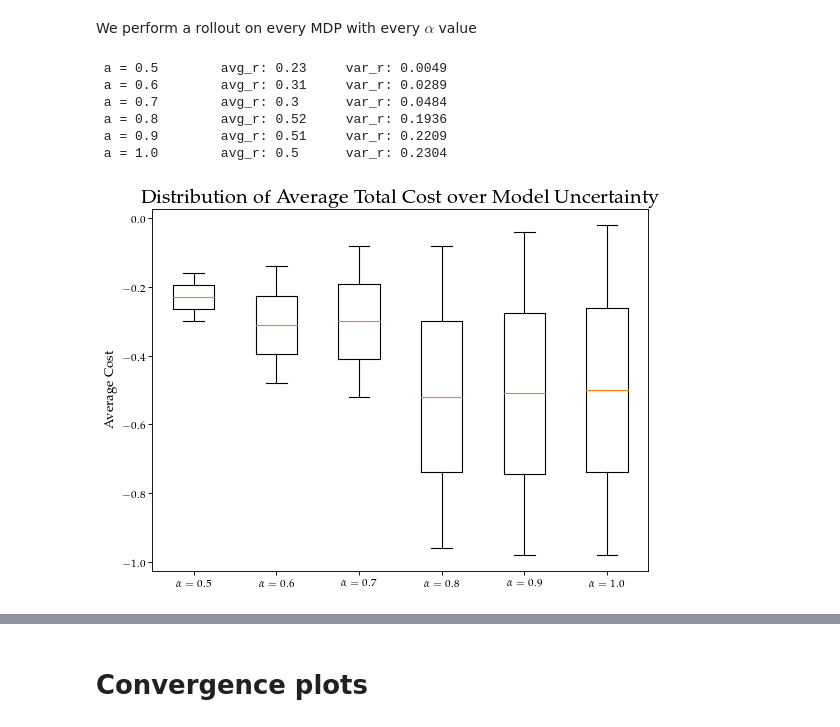
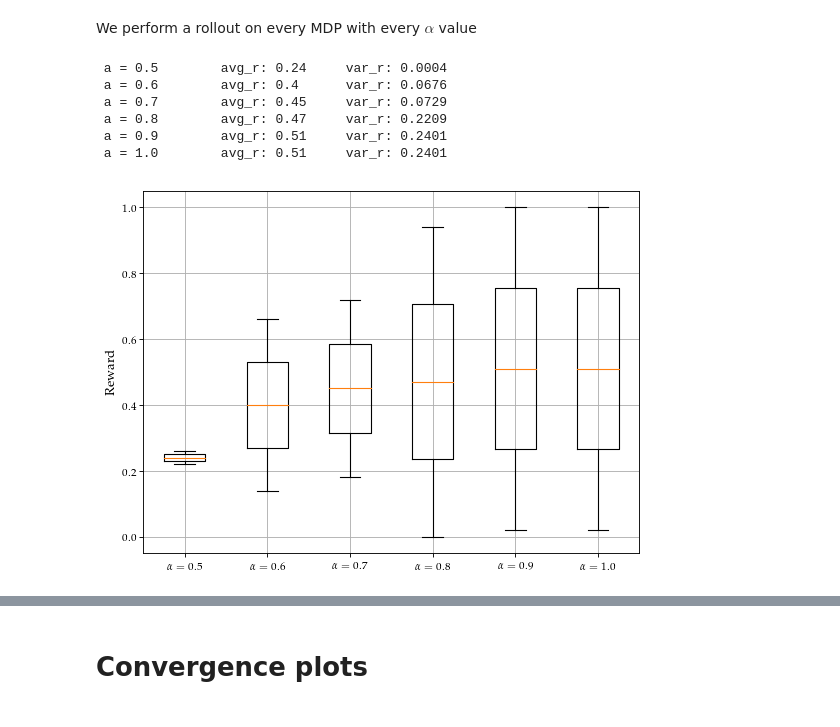
Before and after one commit to ShogoAkiyama/risk-sensitive-mcts, a Jupyter notebook: Bandit Experiments.ipynb, the cells around one changed output, grey strips where cells are left out. Drawn from its saved outputs; the diff is of its cells as text; code cells hidden in the pictures.

```diff
--- a/Bandit Experiments.ipynb
+++ b/Bandit Experiments.ipynb
@@ -13,7 +16,7 @@ import matplotlib.pyplot as plt
 N_alpha = 6
 N_params = 2
 N_rollouts = 50
-N_iter = 1000
+N_iter = 200
 alpha_vals = np.linspace(0.5,1.0,N_alpha)
 param_vals = np.arange(N_params)
 mdps = [MultiArmedBandit(param=p) for p in param_vals]
@@ -32,21 +35,22 @@ for i, alpha in enumerate(alpha_vals):
         print("\r a =",alpha,"\tmdp",j,"reward:", np.mean(stats.total_rewards), end='', flush='True')
     print("\r a =",alpha,"\tavg_r:",np.mean(rewards[i,:,:]), "\tvar_r:", np.var(np.mean(rewards[i,:,:], axis=1)), flush='True')
 # %% [output]
- a = 0.5        avg_r: 0.23     var_r: 0.0049
- a = 0.6        avg_r: 0.31     var_r: 0.0289
- a = 0.7        avg_r: 0.3      var_r: 0.0484
- a = 0.8        avg_r: 0.52     var_r: 0.1936
- a = 0.9        avg_r: 0.51     var_r: 0.2209
- a = 1.0        avg_r: 0.5      var_r: 0.2304
+ a = 0.5        avg_r: 0.24     var_r: 0.0004
+ a = 0.6        avg_r: 0.4      var_r: 0.0676
+ a = 0.7        avg_r: 0.45     var_r: 0.0729
+ a = 0.8        avg_r: 0.47     var_r: 0.2209
+ a = 0.9        avg_r: 0.51     var_r: 0.2401
+ a = 1.0        avg_r: 0.51     var_r: 0.2401
 # %%
 plt.figure(num=None, figsize=(8, 6), dpi=80, facecolor='w', edgecolor='k')
 labels = [r"$\alpha="+str(a)+r"$" for a in alpha_vals]
-plt.boxplot(np.mean(1-rewards[:,:,:], axis=2).T, labels=labels)
-plt.title("Distribution of Average Total Cost over Model Uncertainty", fontsize=18)
-plt.ylabel("Average Cost", fontsize=12)
+plt.boxplot(np.mean(rewards[:,:,:], axis=2).T, labels=labels)
+#plt.title("Distribution of Average Total Cost over Model Uncertainty", fontsize=18)
+plt.ylabel("Reward", fontsize=12)
 #plt.xlabel("Avg Total Cost under Model", fontsize=16)
 plt.legend(fontsize=16)
-#plt.savefig('performance_gridworld_spreads_5.pdf')
+plt.savefig('bandit_spreads.pdf')
+plt.grid(True)
 plt.show()
 # %% [output]
-[figure, old version]
+[figure, new version]
```
Also changed, not shown: parts of 7 cells of this notebook, 7 other files.
